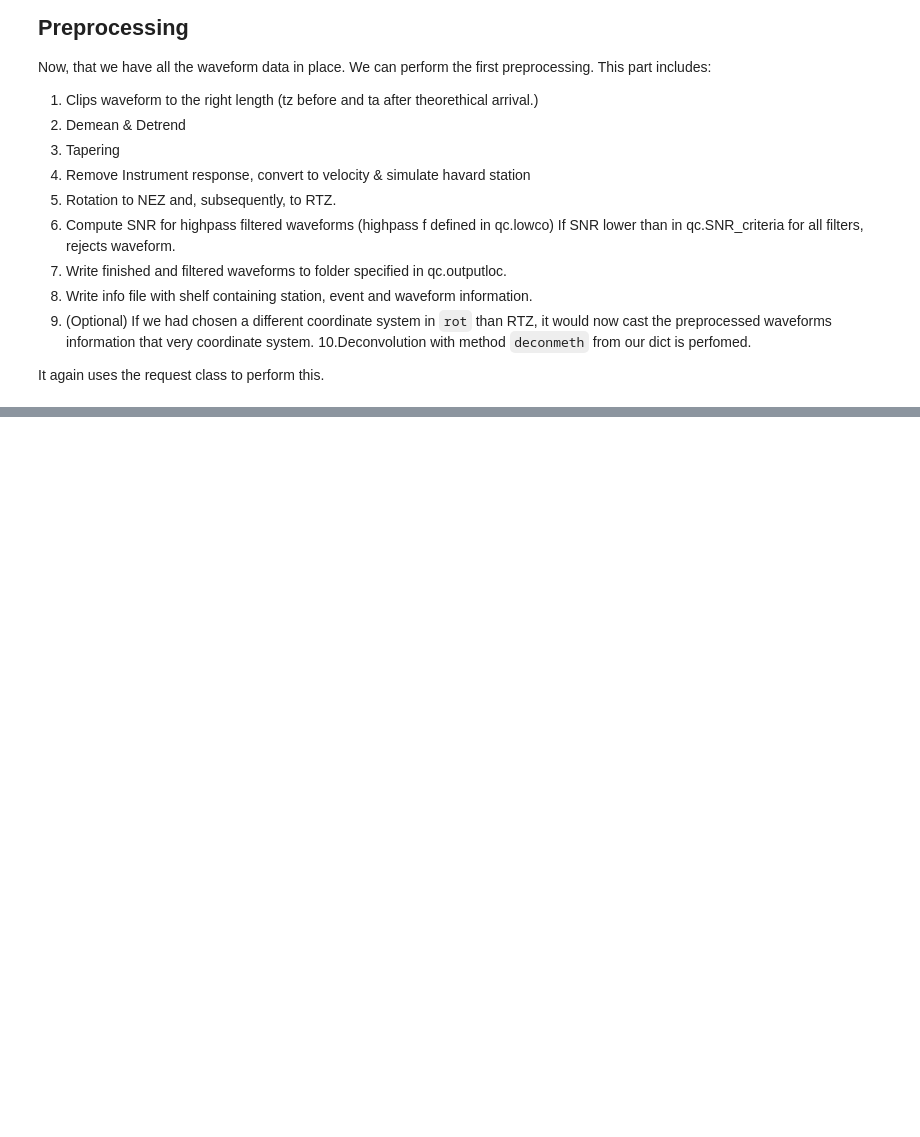
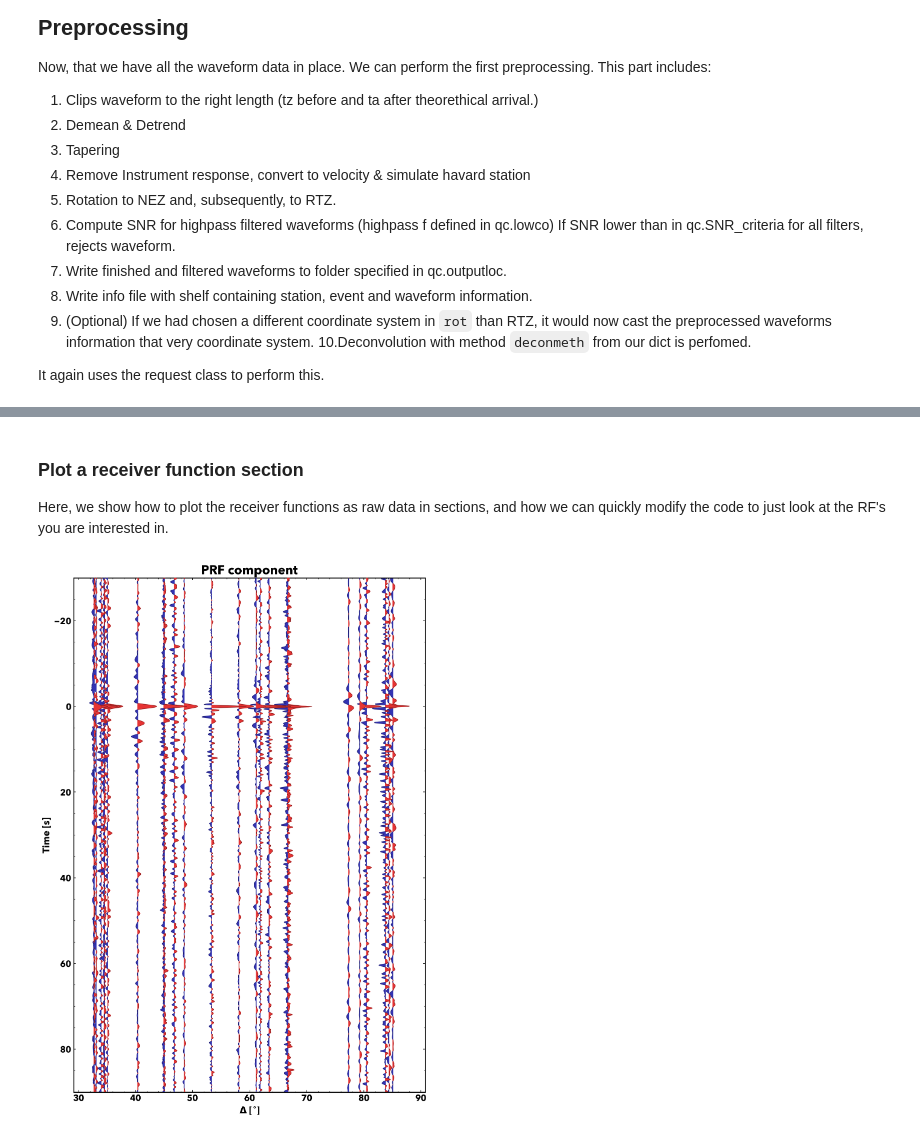
Before and after one commit to PyGLImER/PyGLImER, a Jupyter notebook: examples/00_DataCollection.ipynb, the cells around one changed output, grey strips where cells are left out. Saved outputs shown, nothing was run; the diff lists cells and outputs as text; code cells hidden in the pictures; blank space fills up the shorter version.

```diff
--- a/examples/00_DataCollection.ipynb
+++ b/examples/00_DataCollection.ipynb
@@ -306,0 +317,17 @@ rfst.plot()
+# %% [markdown]
+### Plot a receiver function section
+
+Here, we show how to plot the receiver functions as raw data in sections,
+and how we can quickly modify the code to just look at the RF's you are
+interested in.
+# %%
+from pyglimer.rf.create import read_rf
+from utils.plot_utils import plot_section
+from utils.plot_utils import set_mpl_params
+set_mpl_params()
+
+rfst = read_rf("database/RF/P/IU/HRV/*.sac")
+
+plot_section(rfst)
+# %% [output]
+[figure, added]
```
Also changed, not shown: parts of 16 cells of this notebook, 3 other files.
